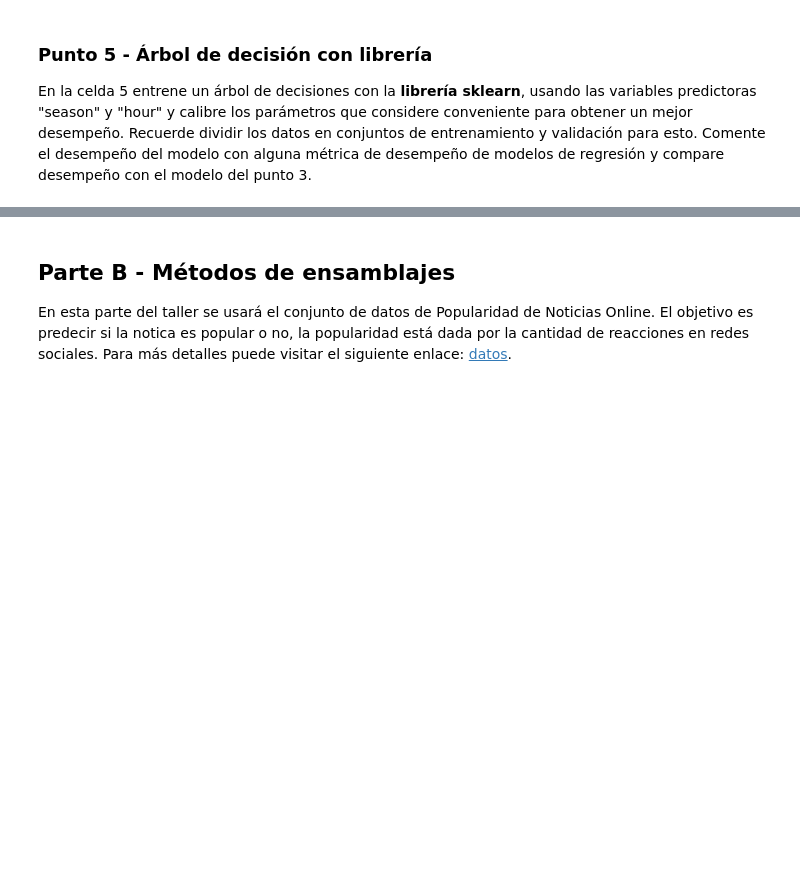
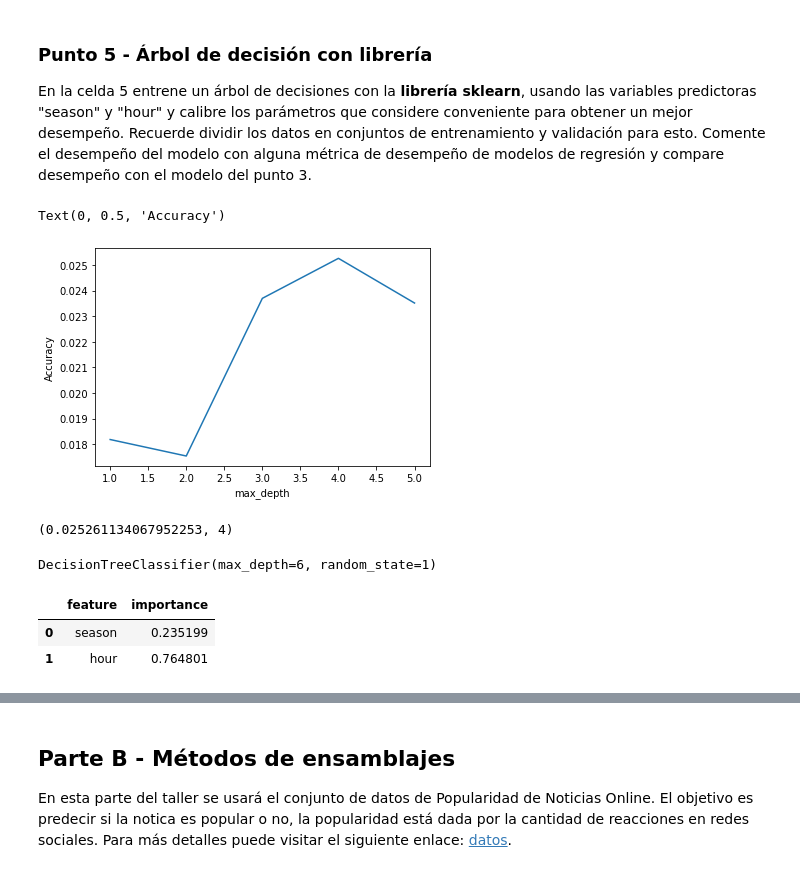
Before and after one commit to Erwin-DS/miad-nlp, a Jupyter notebook: Semana 1/S1TC1_arboles_ensamblajes.ipynb, the cells around one changed output, grey strips where cells are left out. Cells and saved outputs as stored; diff of their text form; code cells hidden in the pictures; blank space fills up the shorter version.

```diff
--- a/Semana 1/S1TC1_arboles_ensamblajes.ipynb
+++ b/Semana 1/S1TC1_arboles_ensamblajes.ipynb
@@ -69,0 +159,15 @@ En la celda 3 ajuste un modelo de regresión lineal a todo el conjunto de datos,
+# %%
+# Celda 3
+# Creamos el modelo de regresión lineal
+modelo = LinearRegression()
+
+# Definimos las variables predictoras y la variable respuesta
+X = bikes[['season', 'hour']]
+y = bikes['total']
+
+# Ajustamos el modelo a los datos
+modelo.fit(X, y)
+
+# Imprimimos los coeficientes
+print('Coeficientes:', modelo.coef_)
+print('Intercepto:', modelo.intercept_)
@@ -79,0 +374,43 @@ En la celda 5 entrene un árbol de decisiones con la **librería sklearn**, usan
+# %%
+# Celda 5
+# Lista de valores para calibrar el criterio de parada de máxima profundidad (max_depth)
+max_depth_range = range(1, 6)
+
+# Lista para guardar los valores del RMSE para cada valor de máxima profundidad (max_depth)
+accuracy_scores = []
+
+# Importación de modelos de sklearn
+from sklearn.model_selection import cross_val_score
+from sklearn.tree import DecisionTreeClassifier
+
+# Loop para obtener el desempeño del modelo de acuerdo con la máxima profundidad
+for depth in max_depth_range:
+    # Definición del árbol de decisión usando DecisionTreeClassifier de la libreria sklearn
+    clf = DecisionTreeClassifier(max_depth=depth, random_state=1)
+    accuracy_scores.append(cross_val_score(clf, X, y, cv=10, scoring='accuracy').mean())
+# %%
+# Gráfica max_depth versus RMSE (error del modelo)
+plt.plot(max_depth_range, accuracy_scores)
+plt.xlabel('max_depth')
+plt.ylabel('Accuracy')
+# %% [output]
+Text(0, 0.5, 'Accuracy')
+[figure, added]
+# %%
+# Mejor accuracy (desempeño del modelo) y su correspondiente max_depth
+sorted(zip(accuracy_scores, max_depth_range))[::-1][0]
+# %% [output]
+(0.025261134067952253, 4)
+# %%
+# max_depth=4 fue el mejor, se ajusta un árbol usando este valor
+clf = DecisionTreeClassifier(max_depth=6, random_state=1)
+clf.fit(X, y)
+# %% [output]
+DecisionTreeClassifier(max_depth=6, random_state=1)
+# %%
+# Uso de la función .feature_importances_ para obtener la importancia de cada variable
+pd.DataFrame({'feature':('season', 'hour'), 'importance':clf.feature_importances_}).sort_values('importance')
+# %% [output]
+|  | feature | importance |
+| 0 | season | 0.235199 |
+| 1 | hour | 0.764801 |
```
Also changed, not shown: parts of 19 cells of this notebook.
